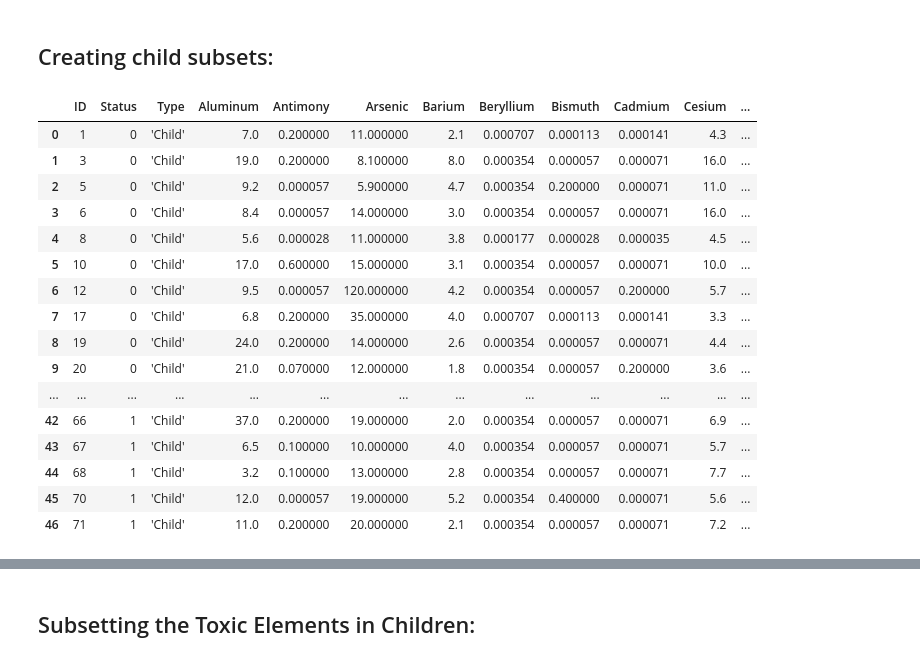
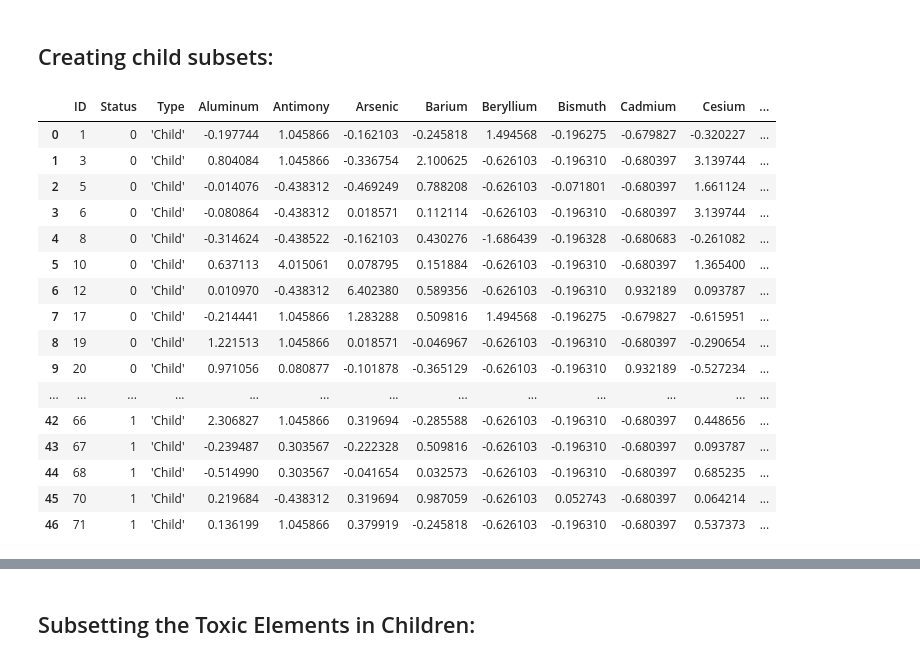
Before and after one commit to samanthawanek/exemplarfinalproject, a Jupyter notebook: Notebooks/TeamBrain_Py-Analysis-Notebook-Copy1.ipynb, the cells around one changed output, grey strips where cells are left out. Saved outputs shown, nothing was run; the diff lists cells and outputs as text; code cells hidden in the pictures.

```diff
--- a/Notebooks/TeamBrain_Py-Analysis-Notebook-Copy1.ipynb
+++ b/Notebooks/TeamBrain_Py-Analysis-Notebook-Copy1.ipynb
@@ -232,7 +240,7 @@ display.max_rows : int
 continuous_cols = data.select_dtypes(include=['float64', 'int64'])
 
 # Drop any columns that you don't want to standardize
-continuous_cols = continuous_cols.drop(['ID', 'Status'], axis=1)
+continuous_cols = continuous_cols.drop(['ID'], axis=1)
 
 # Standardize the remaining columns
 scaler = StandardScaler()
@@ -241,5 +249,5 @@ continuous_cols_std = scaler.fit_transform(continuous_cols)
 # Create a new DataFrame with the standardized data
 data_std = pd.DataFrame(continuous_cols_std, columns=continuous_cols.columns)
 
-# Add back any columns that were dropped in step 2
-data_std[['ID', 'Status']] = data[['ID', 'Status']]
+# Add back the 'ID', 'Status', and 'Type' columns
+data_std = pd.concat([data[['ID', 'Status', 'Type']], data_std], axis=1)
@@ -291,7 +302,7 @@ dtypes: float64(34), int64(6), object(2)
 memory usage: 34.6+ KB
 # %%
 # Recoding IVs - Status into numeric
-data['Status'] = data['Status'].replace({"'ASD'": 0, "'TD'": 1})
+data_std['Status'] = data_std['Status'].replace({"'ASD'": 0, "'TD'": 1})
 # %% [markdown]
 ## Descriptive statistics:
 Basic descriptive statistics such as mean, median, mode, standard deviation, variance, range, and percentiles can be computed for each element to summarize its distribution.
@@ -341,25 +352,25 @@ Logistic regression can help evaluate whether there is a significant association
 ## Creating child subsets:
 # %%
 # Create child subset
-child_subset = data.loc[data['Type'] == "'Child'"]
+child_subset = data_std.loc[data_std['Type'] == "'Child'"]
 
 # View the data
 child_subset
 # %% [output]
 |  | ID | Status | Type | Aluminum | Antimony | Arsenic | Barium | Beryllium | Bismuth | Cadmium | Cesium | ... |
-| 0 | 1 | 0 | 'Child' | 7.0 | 0.200000 | 11.000000 | 2.1 | 0.000707 | 0.000113 | 0.000141 | 4.3 | ... |
-| 1 | 3 | 0 | 'Child' | 19.0 | 0.200000 | 8.100000 | 8.0 | 0.000354 | 0.000057 | 0.000071 | 16.0 | ... |
-| 2 | 5 | 0 | 'Child' | 9.2 | 0.000057 | 5.900000 | 4.7 | 0.000354 | 0.200000 | 0.000071 | 11.0 | ... |
-| 3 | 6 | 0 | 'Child' | 8.4 | 0.000057 | 14.000000 | 3.0 | 0.000354 | 0.000057 | 0.000071 | 16.0 | ... |
-| 4 | 8 | 0 | 'Child' | 5.6 | 0.000028 | 11.000000 | 3.8 | 0.000177 | 0.000028 | 0.000035 | 4.5 | ... |
-| 5 | 10 | 0 | 'Child' | 17.0 | 0.600000 | 15.000000 | 3.1 | 0.000354 | 0.000057 | 0.000071 | 10.0 | ... |
-| 6 | 12 | 0 | 'Child' | 9.5 | 0.000057 | 120.000000 | 4.2 | 0.000354 | 0.000057 | 0.200000 | 5.7 | ... |
-| 7 | 17 | 0 | 'Child' | 6.8 | 0.200000 | 35.000000 | 4.0 | 0.000707 | 0.000113 | 0.000141 | 3.3 | ... |
-| 8 | 19 | 0 | 'Child' | 24.0 | 0.200000 | 14.000000 | 2.6 | 0.000354 | 0.000057 | 0.000071 | 4.4 | ... |
-| 9 | 20 | 0 | 'Child' | 21.0 | 0.070000 | 12.000000 | 1.8 | 0.000354 | 0.000057 | 0.200000 | 3.6 | ... |
+| 0 | 1 | 0 | 'Child' | -0.197744 | 1.045866 | -0.162103 | -0.245818 | 1.494568 | -0.196275 | -0.679827 | -0.320227 | ... |
+| 1 | 3 | 0 | 'Child' | 0.804084 | 1.045866 | -0.336754 | 2.100625 | -0.626103 | -0.196310 | -0.680397 | 3.139744 | ... |
+| 2 | 5 | 0 | 'Child' | -0.014076 | -0.438312 | -0.469249 | 0.788208 | -0.626103 | -0.071801 | -0.680397 | 1.661124 | ... |
+| 3 | 6 | 0 | 'Child' | -0.080864 | -0.438312 | 0.018571 | 0.112114 | -0.626103 | -0.196310 | -0.680397 | 3.139744 | ... |
+| 4 | 8 | 0 | 'Child' | -0.314624 | -0.438522 | -0.162103 | 0.430276 | -1.686439 | -0.196328 | -0.680683 | -0.261082 | ... |
+| 5 | 10 | 0 | 'Child' | 0.637113 | 4.015061 | 0.078795 | 0.151884 | -0.626103 | -0.196310 | -0.680397 | 1.365400 | ... |
+| 6 | 12 | 0 | 'Child' | 0.010970 | -0.438312 | 6.402380 | 0.589356 | -0.626103 | -0.196310 | 0.932189 | 0.093787 | ... |
+| 7 | 17 | 0 | 'Child' | -0.214441 | 1.045866 | 1.283288 | 0.509816 | 1.494568 | -0.196275 | -0.679827 | -0.615951 | ... |
+| 8 | 19 | 0 | 'Child' | 1.221513 | 1.045866 | 0.018571 | -0.046967 | -0.626103 | -0.196310 | -0.680397 | -0.290654 | ... |
+| 9 | 20 | 0 | 'Child' | 0.971056 | 0.080877 | -0.101878 | -0.365129 | -0.626103 | -0.196310 | 0.932189 | -0.527234 | ... |
 | ... | ... | ... | ... | ... | ... | ... | ... | ... | ... | ... | ... | ... |
-| 42 | 66 | 1 | 'Child' | 37.0 | 0.200000 | 19.000000 | 2.0 | 0.000354 | 0.000057 | 0.000071 | 6.9 | ... |
-| 43 | 67 | 1 | 'Child' | 6.5 | 0.100000 | 10.000000 | 4.0 | 0.000354 | 0.000057 | 0.000071 | 5.7 | ... |
-| 44 | 68 | 1 | 'Child' | 3.2 | 0.100000 | 13.000000 | 2.8 | 0.000354 | 0.000057 | 0.000071 | 7.7 | ... |
-| 45 | 70 | 1 | 'Child' | 12.0 | 0.000057 | 19.000000 | 5.2 | 0.000354 | 0.400000 | 0.000071 | 5.6 | ... |
-| 46 | 71 | 1 | 'Child' | 11.0 | 0.200000 | 20.000000 | 2.1 | 0.000354 | 0.000057 | 0.000071 | 7.2 | ... |
+| 42 | 66 | 1 | 'Child' | 2.306827 | 1.045866 | 0.319694 | -0.285588 | -0.626103 | -0.196310 | -0.680397 | 0.448656 | ... |
+| 43 | 67 | 1 | 'Child' | -0.239487 | 0.303567 | -0.222328 | 0.509816 | -0.626103 | -0.196310 | -0.680397 | 0.093787 | ... |
+| 44 | 68 | 1 | 'Child' | -0.514990 | 0.303567 | -0.041654 | 0.032573 | -0.626103 | -0.196310 | -0.680397 | 0.685235 | ... |
+| 45 | 70 | 1 | 'Child' | 0.219684 | -0.438312 | 0.319694 | 0.987059 | -0.626103 | 0.052743 | -0.680397 | 0.064214 | ... |
+| 46 | 71 | 1 | 'Child' | 0.136199 | 1.045866 | 0.379919 | -0.245818 | -0.626103 | -0.196310 | -0.680397 | 0.537373 | ... |
```
Also changed, not shown: parts of 32 cells of this notebook.
